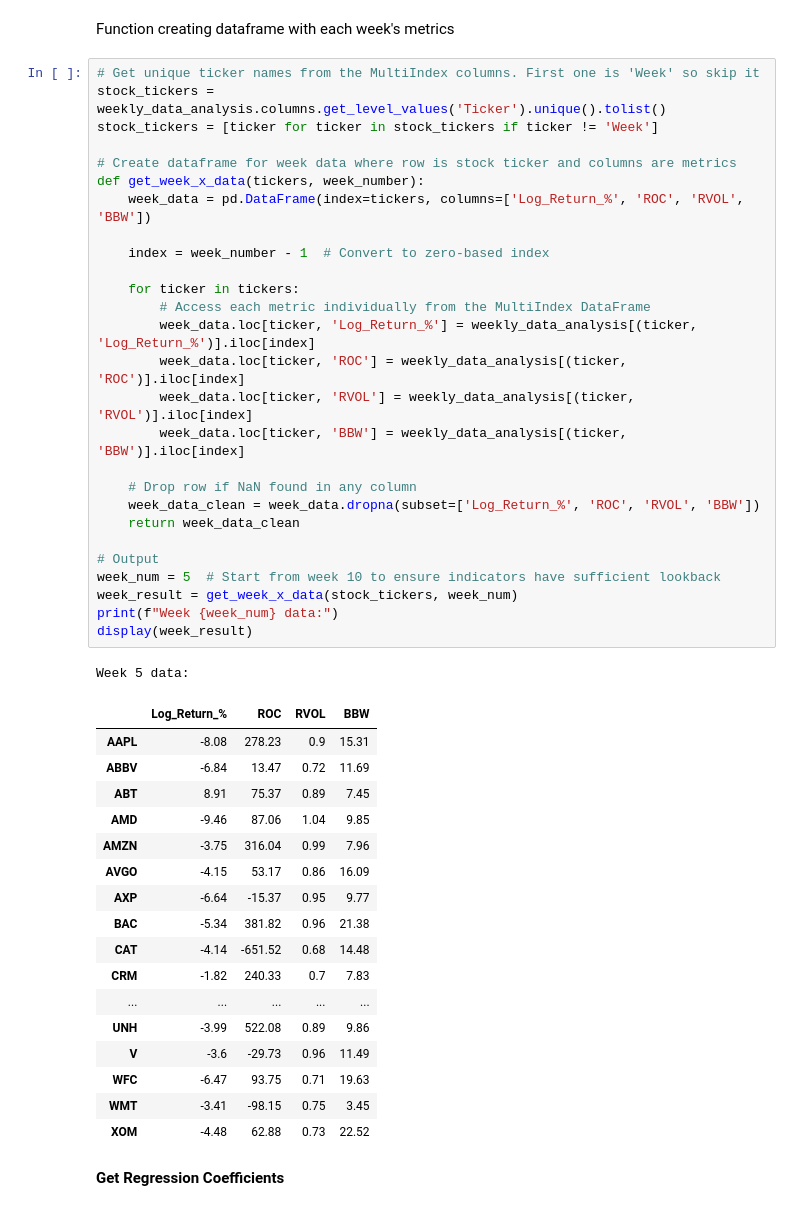
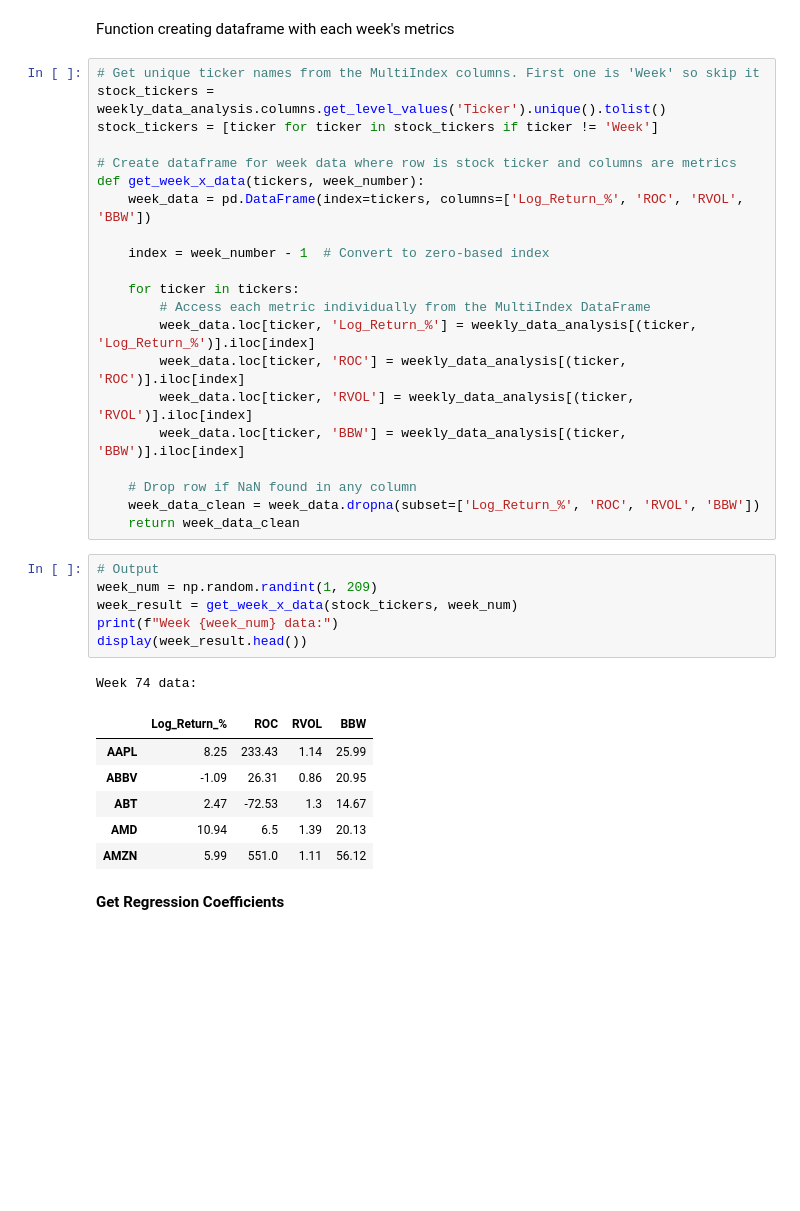
Before and after one commit to pedrokawa19/Momentum-Volatility-and-Volume-Factors-in-U.S.-Stock-Returns, a Jupyter notebook: Regression.ipynb, the cells around one changed output. Saved outputs shown, nothing was run; the diff lists cells and outputs as text; blank space fills up the shorter version.

```diff
--- a/Regression.ipynb
+++ b/Regression.ipynb
@@ -261,31 +263,20 @@ def get_week_x_data(tickers, week_number):
     # Drop row if NaN found in any column
     week_data_clean = week_data.dropna(subset=['Log_Return_%', 'ROC', 'RVOL', 'BBW'])
     return week_data_clean
-
-# Output
-week_num = 5  # Start from week 10 to ensure indicators have sufficient lookback
-week_result = get_week_x_data(stock_tickers, week_num)
-print(f"Week {week_num} data:")
-display(week_result)
-# %% [output]
-Week 5 data:
-|  | Log_Return_% | ROC | RVOL | BBW |
-| AAPL | -8.08 | 278.23 | 0.9 | 15.31 |
-| ABBV | -6.84 | 13.47 | 0.72 | 11.69 |
-| ABT | 8.91 | 75.37 | 0.89 | 7.45 |
-| AMD | -9.46 | 87.06 | 1.04 | 9.85 |
-| AMZN | -3.75 | 316.04 | 0.99 | 7.96 |
-| AVGO | -4.15 | 53.17 | 0.86 | 16.09 |
-| AXP | -6.64 | -15.37 | 0.95 | 9.77 |
-| BAC | -5.34 | 381.82 | 0.96 | 21.38 |
-| CAT | -4.14 | -651.52 | 0.68 | 14.48 |
-| CRM | -1.82 | 240.33 | 0.7 | 7.83 |
-| ... | ... | ... | ... | ... |
-| UNH | -3.99 | 522.08 | 0.89 | 9.86 |
-| V | -3.6 | -29.73 | 0.96 | 11.49 |
-| WFC | -6.47 | 93.75 | 0.71 | 19.63 |
-| WMT | -3.41 | -98.15 | 0.75 | 3.45 |
-| XOM | -4.48 | 62.88 | 0.73 | 22.52 |
+# %%
+# Output
+week_num = np.random.randint(1, 209)
+week_result = get_week_x_data(stock_tickers, week_num)
+print(f"Week {week_num} data:")
+display(week_result.head())
+# %% [output]
+Week 74 data:
+|  | Log_Return_% | ROC | RVOL | BBW |
+| AAPL | 8.25 | 233.43 | 1.14 | 25.99 |
+| ABBV | -1.09 | 26.31 | 0.86 | 20.95 |
+| ABT | 2.47 | -72.53 | 1.3 | 14.67 |
+| AMD | 10.94 | 6.5 | 1.39 | 20.13 |
+| AMZN | 5.99 | 551.0 | 1.11 | 56.12 |
 # %% [markdown]
 **Get Regression Coefficients**
 # %%
```
Also changed, not shown: parts of 12 cells of this notebook.
